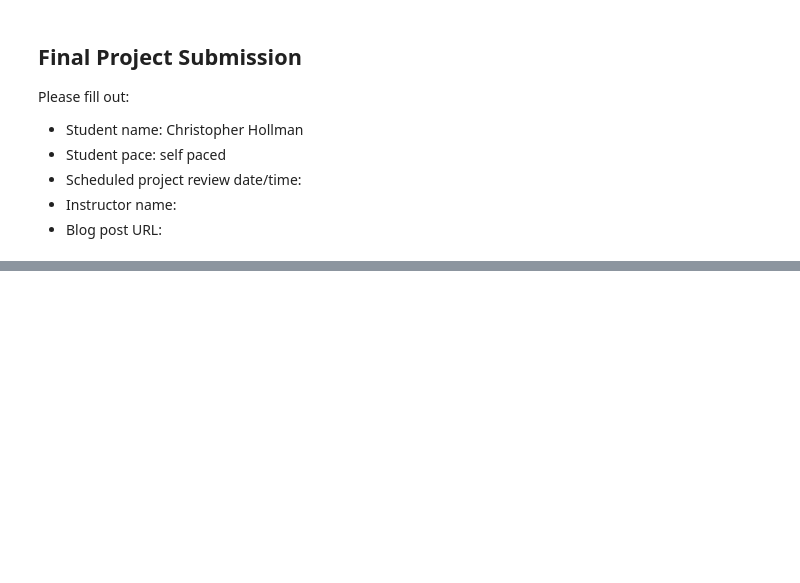
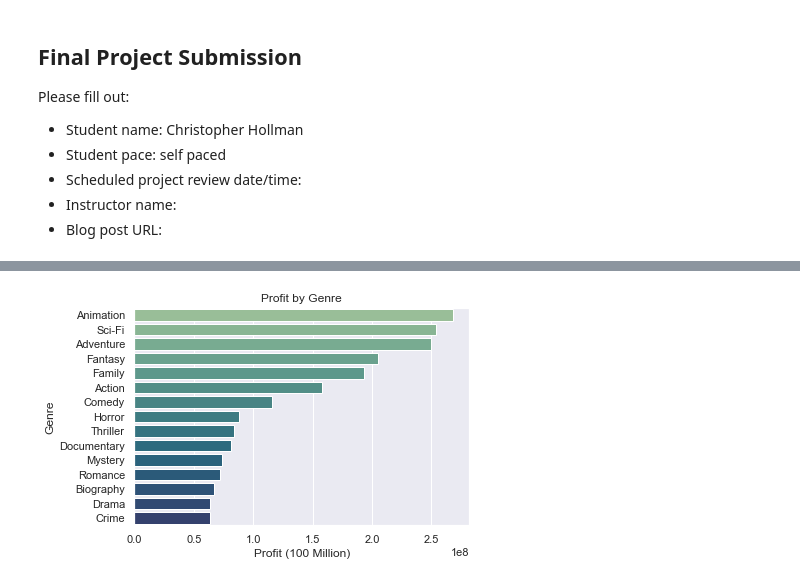
Before and after one commit to cmhollman/dsc-phase-1-project-v2-3, a Jupyter notebook: student.ipynb, the cells around one changed output, grey strips where cells are left out. Saved outputs shown, nothing was run; the diff lists cells and outputs as text; code cells hidden in the pictures; blank space fills up the shorter version.

```diff
--- a/student.ipynb
+++ b/student.ipynb
@@ -132,0 +182,14 @@ months_grouped = title_and_budget.groupby(
+# %%
+##plotting average profit(worldwide gross-production budget) by genre
+sns.set_style('darkgrid')
+sns.barplot(
+y=genres_profit.index,
+x="profit",
+palette='crest',
+data=genres_profit,
+orient="h").set(
+xlabel="Profit (100 Million)",
+ylabel="Genre",
+title="Profit by Genre");
+# %% [output]
+[figure, added]
```
Also changed, not shown: parts of 8 cells of this notebook.
